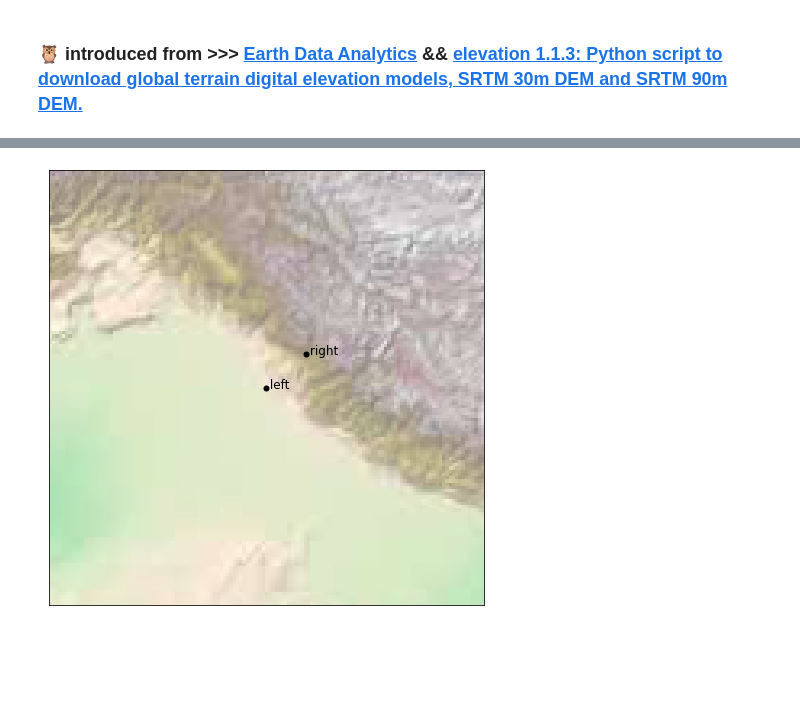
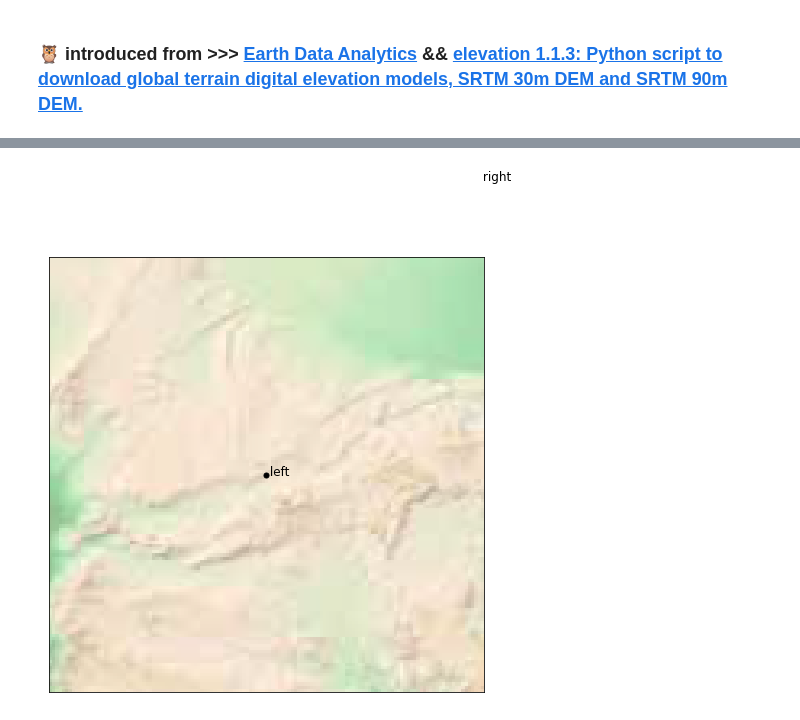
Before and after one commit to 1kaiser/-DEM-30m-90m-srtm, a Jupyter notebook: dem_🗺️_3d_elevation.ipynb, the cells around one changed output, grey strips where cells are left out. Saved outputs shown, nothing was run; the diff lists cells and outputs as text; code cells hidden in the pictures; blank space fills up the shorter version.

```diff
--- a/dem_🗺️_3d_elevation.ipynb
+++ b/dem_🗺️_3d_elevation.ipynb
@@ -30,10 +30,10 @@ import os
 import richdem as rd
 # %%
 #@title Enter Left Bottom (lat,long) Right Top (lat,long) { vertical-output: true }
-left_bottom_latitude = 31.32 #@param {type:"raw"}
-left_bottom_longutude = 76.04 #@param {type:"raw"}
-Right_Top_lattitude = 32.02 #@param {type:"raw"}
-Right_Top_Longitude = 77.02 #@param {type:"raw"}
+left_bottom_latitude = 23 #@param {type:"raw"}
+left_bottom_longutude = 78 #@param {type:"raw"}
+Right_Top_lattitude = 29 #@param {type:"raw"}
+Right_Top_Longitude = 83 #@param {type:"raw"}
 ################################################################################
 #draw map
 %matplotlib inline
@@ -59,6 +59,7 @@ plt.text(x2, y2, ' right', fontsize=12);
 
 #90 m SRTM
 !eio --product SRTM3 clip -o 90m-DEM.tif --bounds ${left_bottom_latitude} ${left_bottom_longutude} ${Right_Top_lattitude}  ${Right_Top_Longitude}
+!eio clean
 #30 m SRTM
 !eio clip -o 30m-DEM.tif --bounds ${left_bottom_latitude} ${left_bottom_longutude} ${Right_Top_lattitude} ${Right_Top_Longitude}
 !eio clean
@@ -79,8 +80,8 @@ Requirement already satisfied: typing-extensions in /usr/local/lib/python3.7/dis
 find cache -size 0 -name "*.tif" -delete
 rm -f SRTM1.*.vrt
 rm -f -r spool/*
 make: Leaving directory '/root/.cache/elevation/SRTM1'
-[figure, old version]
+[figure, new version]
 # %%
 #@title Default title text { vertical-output: true }
 filename = "30m-DEM.tif" #@param ["30m-DEM.tif", "90m-DEM.tif"] {allow-input: true}
```
Also changed, not shown: parts of 9 cells of this notebook.
